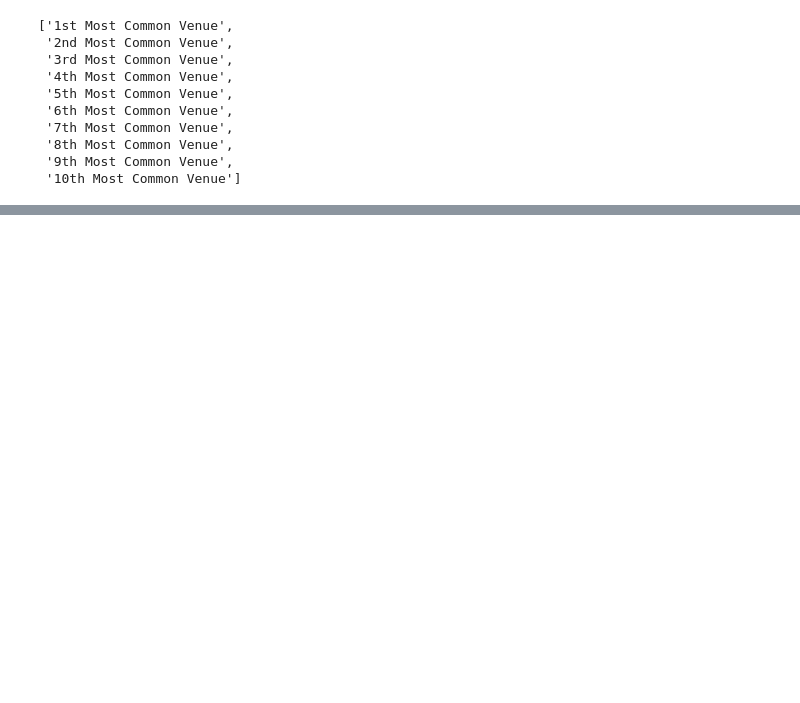
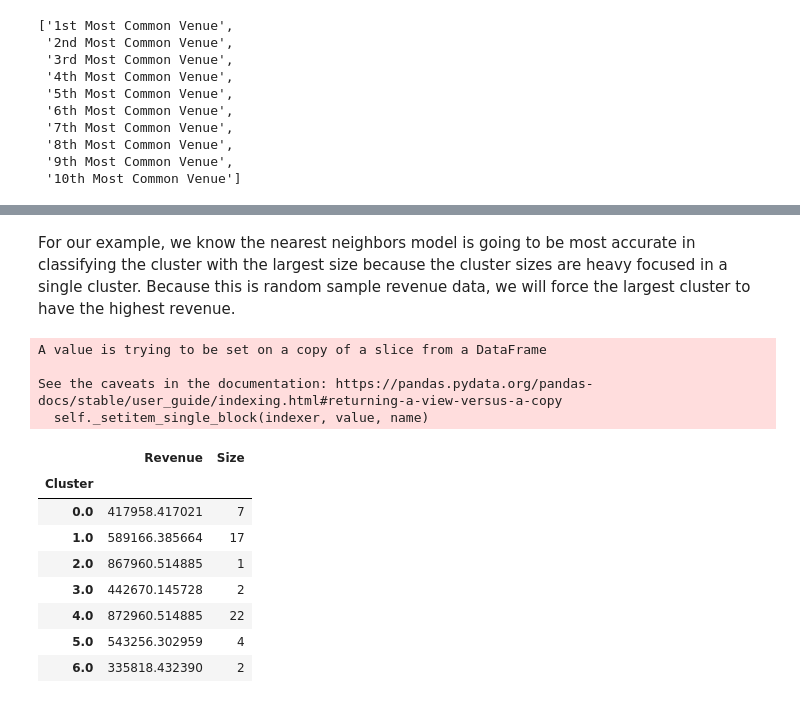
Before and after one commit to lewysigns/Coursera_Capstone, a Jupyter notebook: Capstone Final Project.ipynb, the cells around one changed output, grey strips where cells are left out. Saved outputs shown, nothing was run; the diff lists cells and outputs as text; code cells hidden in the pictures; blank space fills up the shorter version.

```diff
--- a/Capstone Final Project.ipynb
+++ b/Capstone Final Project.ipynb
@@ -908,0 +733,24 @@ ValueError: all the input array dimensions for the concatenation axis must match
+# %% [markdown]
+For our example, we know the nearest neighbors model is going to be most accurate in
+classifying the cluster with the largest size because the cluster sizes are heavy focused
+in a single cluster. Because this is random sample revenue data, we will force the largest
+cluster to have the highest revenue.
+# %%
+max_indx = clust_rev_stats.idxmax(axis=0)
+clust_rev_stats['Revenue'].iloc[int(max_indx['Size'])] = clust_rev_stats['Revenue'].iloc[int(max_indx['Revenue'])] + 5000
+
+clust_rev_stats
+# %% [output]
+A value is trying to be set on a copy of a slice from a DataFrame
+
+See the caveats in the documentation: https://pandas.pydata.org/pandas-docs/stable/user_guide/indexing.html#returning-a-view-versus-a-copy
+  self._setitem_single_block(indexer, value, name)
+|  | Revenue | Size |
+| Cluster |  |  |
+| 0.0 | 417958.417021 | 7 |
+| 1.0 | 589166.385664 | 17 |
+| 2.0 | 867960.514885 | 1 |
+| 3.0 | 442670.145728 | 2 |
+| 4.0 | 872960.514885 | 22 |
+| 5.0 | 543256.302959 | 4 |
+| 6.0 | 335818.432390 | 2 |
```
Also changed, not shown: parts of 52 cells of this notebook.
